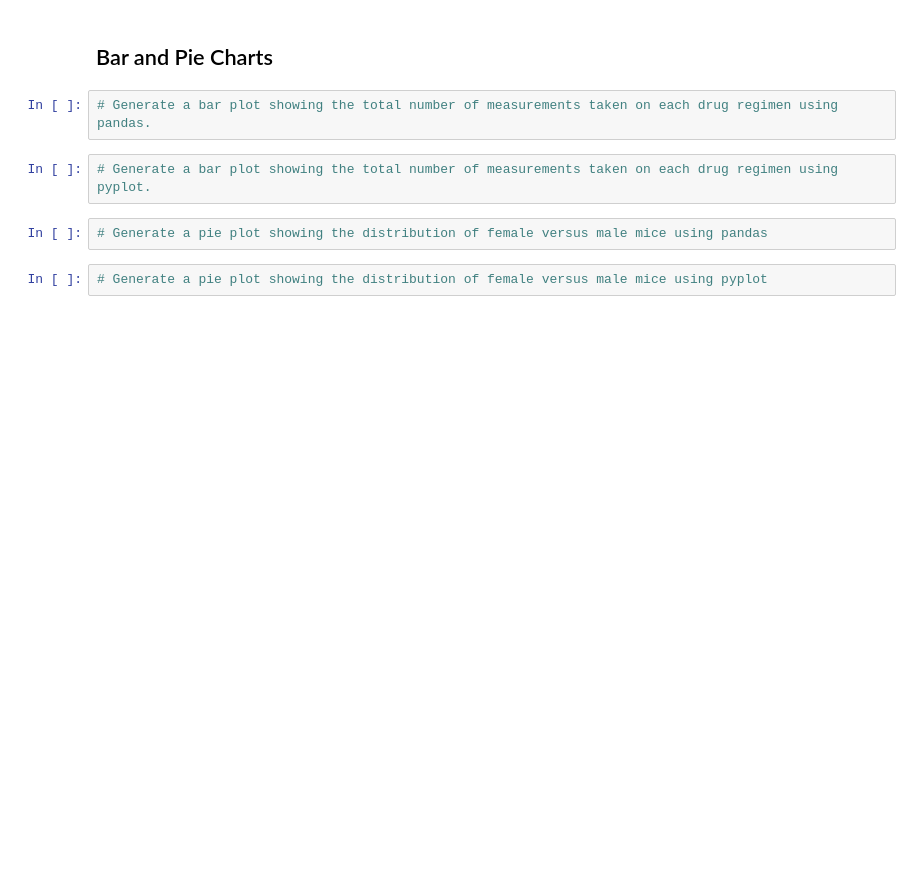
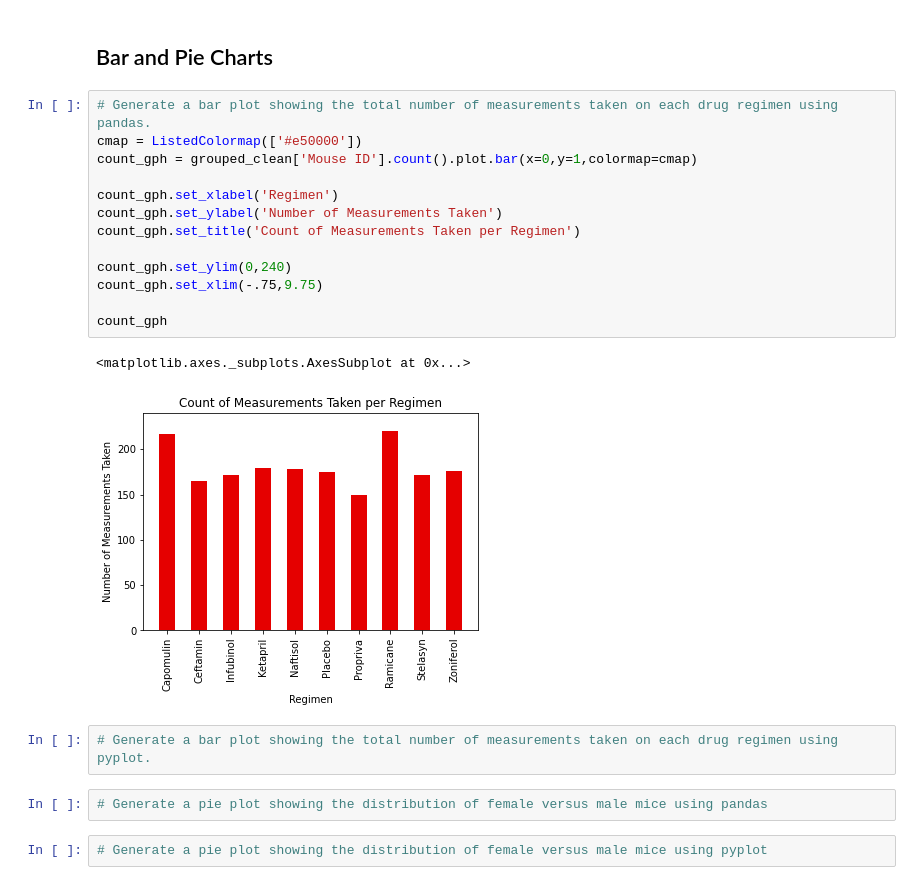
Before and after one commit to reyno255/matplotlib-challenge, a Jupyter notebook: Instructions/Pymaceuticals/main.ipynb, the cells around one changed output. Saved outputs shown, nothing was run; the diff lists cells and outputs as text; blank space fills up the shorter version.

Commit message:
Added Bar Graph info

```diff
--- a/Instructions/Pymaceuticals/main.ipynb
+++ b/Instructions/Pymaceuticals/main.ipynb
@@ -128,6 +141,20 @@ df_grouped = clean_df.groupby(by='Drug Regimen')
 ## Bar and Pie Charts
 # %%
 # Generate a bar plot showing the total number of measurements taken on each drug regimen using pandas.
+cmap = ListedColormap(['#e50000'])
+count_gph = grouped_clean['Mouse ID'].count().plot.bar(x=0,y=1,colormap=cmap)
+
+count_gph.set_xlabel('Regimen')
+count_gph.set_ylabel('Number of Measurements Taken')
+count_gph.set_title('Count of Measurements Taken per Regimen')
+
+count_gph.set_ylim(0,240)
+count_gph.set_xlim(-.75,9.75)
+
+count_gph
+# %% [output]
+<matplotlib.axes._subplots.AxesSubplot at 0x...>
+[figure, added]
 # %%
 # Generate a bar plot showing the total number of measurements taken on each drug regimen using pyplot.
 # %%
```
Also changed, not shown: parts of 4 cells of this notebook.
